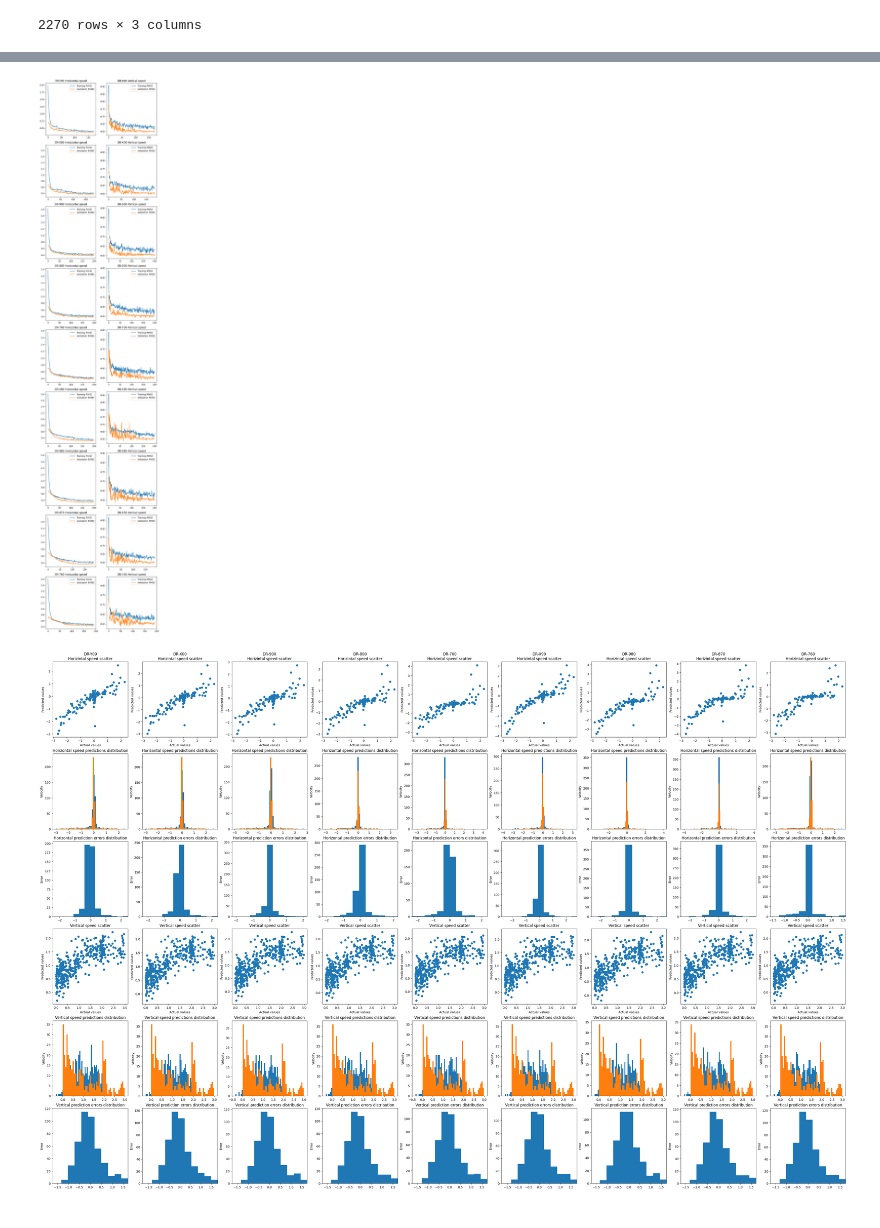
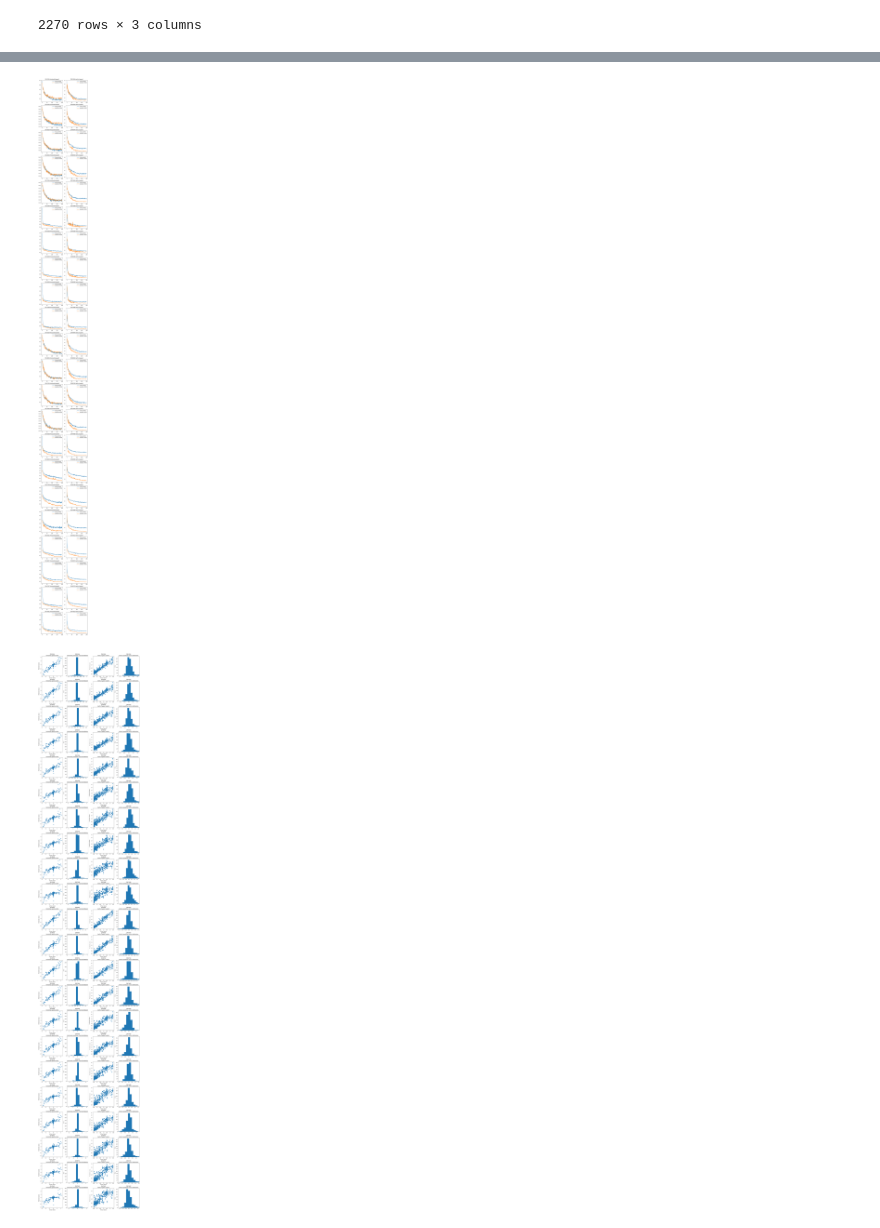
Before and after one commit to GabrieLuAlves/dronet-evaluation-for-indoor-navigation, a Jupyter notebook: dronet-evaluation-for-indoor-navigation.ipynb, the cells around one changed output, grey strips where cells are left out. Cells and saved outputs as stored; diff of their text form; code cells hidden in the pictures.

Commit message:
Kaggle Notebook | Dronet evaluation for indoor navigation | Version 22

```diff
--- a/dronet-evaluation-for-indoor-navigation.ipynb
+++ b/dronet-evaluation-for-indoor-navigation.ipynb
@@ -200,9 +208,14 @@ def create_dronet(learning_rate, name="Dronet", bottom_layers=(512, 256), batch_
     y = s
     for i, units in enumerate(bottom_layers, 1):
         y = keras.layers.Dense(units, name=f"Dropout_y_dense_{i}")(y)
-        x = keras.layers.BatchNormalization(name=f"Dronet_y_batchnorm_{i}")(x)
-        x = keras.layers.ReLU(name=f"Dronet_y_relu_{i}")(x)
-        x = keras.layers.Dropout(0.5, name=f"Dronet_y_dropout_{i}")(x)
+
+        if i in batch_normalization_layers:
+            y = keras.layers.BatchNormalization(name=f"Dronet_y_batchnorm_{i}")(y)
+
+        y = keras.layers.ReLU(name=f"Dronet_y_relu_{i}")(y)
+
+        if i in dropout_layers:
+            y = keras.layers.Dropout(0.5, name=f"Dronet_y_dropout_{i}")(y)
 
     outputs = [
         keras.layers.Dense(1, activation="linear", name="Dronet_output_x")(x),
@@ -347,26 +350,38 @@ def compare_models(models, test_dataset):
 
     print(pd.DataFrame(metrics).T)
 # %%
-for augment_data in [False, True]:
-    np.random.seed(0)
-    train_dataset = DataGenerator(X_train, y_train, augment_data=augment_data)
-    validation_dataset = DataGenerator(X_val, y_val)
-    test_dataset = DataGenerator(X_test, y_test)
+np.random.seed(0)
+train_dataset = DataGenerator(X_train, y_train, augment_data=True)
+validation_dataset = DataGenerator(X_val, y_val)
+test_dataset = DataGenerator(X_test, y_test)
 
-    models = [
-        create_dronet(0.001, name="DR-Y00", bottom_layers=(2024,), batch_normalization_layers=(1, 2,), dropout_layers=(1,)),
-        create_dronet(0.001, name="DR-X00", bottom_layers=(1024,), batch_normalization_layers=(1, 2,), dropout_layers=(1,)),
-        create_dronet(0.001, name="DR-900", bottom_layers=( 512,), batch_normalization_layers=(1, 2,), dropout_layers=(1,)),
-        create_dronet(0.001, name="DR-800", bottom_layers=( 256,), batch_normalization_layers=(1, 2,), dropout_layers=(1,)),
-        create_dronet(0.001, name="DR-700", bottom_layers=( 128,), batch_normalization_layers=(1, 2,), dropout_layers=(1,)),
-        create_dronet(0.001, name="DR-X90", bottom_layers=(1024, 512,), batch_normalization_layers=(1, 2,), dropout_layers=(1,)),
-        create_dronet(0.001, name="DR-980", bottom_layers=( 512, 256,), batch_normalization_layers=(1, 2,), dropout_layers=(1,)),
-        create_dronet(0.001, name="DR-870", bottom_layers=( 256, 128,), batch_normalization_layers=(1, 2,), dropout_layers=(1,)),
-        create_dronet(0.001, name="DR-760", bottom_layers=( 128,  64,), batch_normalization_layers=(1, 2,), dropout_layers=(1,)),
-    ]
+models = [
+    create_dronet(0.001, name="DR-Y00A", bottom_layers=(2024,), batch_normalization_layers=(), dropout_layers=()),
+    create_dronet(0.001, name="DR-X00A", bottom_layers=(1024,), batch_normalization_layers=(), dropout_layers=()),
+    create_dronet(0.001, name="DR-900A", bottom_layers=( 512,), batch_normalization_layers=(), dropout_layers=()),
+    create_dronet(0.001, name="DR-800A", bottom_layers=( 256,), batch_normalization_layers=(), dropout_layers=()),
+    create_dronet(0.001, name="DR-700A", bottom_layers=( 128,), batch_normalization_layers=(), dropout_layers=()),
+    create_dronet(0.001, name="DR-Y00B", bottom_layers=(2024,), batch_normalization_layers=(1,), dropout_layers=(1,)),
+    create_dronet(0.001, name="DR-X00B", bottom_layers=(1024,), batch_normalization_layers=(1,), dropout_layers=(1,)),
+    create_dronet(0.001, name="DR-900B", bottom_layers=( 512,), batch_normalization_layers=(1,), dropout_layers=(1,)),
+    create_dronet(0.001, name="DR-800B", bottom_layers=( 256,), batch_normalization_layers=(1,), dropout_layers=(1,)),
+    create_dronet(0.001, name="DR-700B", bottom_layers=( 128,), batch_normalization_layers=(1,), dropout_layers=(1,)),
+    create_dronet(0.001, name="DR-X90A", bottom_layers=(1024, 512,), batch_normalization_layers=(), dropout_layers=()),
+    create_dronet(0.001, name="DR-980A", bottom_layers=( 512, 256,), batch_normalization_layers=(), dropout_layers=()),
+    create_dronet(0.001, name="DR-870A", bottom_layers=( 256, 128,), batch_normalization_layers=(), dropout_layers=()),
+    create_dronet(0.001, name="DR-760A", bottom_layers=( 128,  64,), batch_normalization_layers=(), dropout_layers=()),
+    create_dronet(0.001, name="DR-X90B", bottom_layers=(1024, 512,), batch_normalization_layers=(1, 2,), dropout_layers=(1,)),
+    create_dronet(0.001, name="DR-980B", bottom_layers=( 512, 256,), batch_normalization_layers=(1, 2,), dropout_layers=(1,)),
+    create_dronet(0.001, name="DR-870B", bottom_layers=( 256, 128,), batch_normalization_layers=(1, 2,), dropout_layers=(1,)),
+    create_dronet(0.001, name="DR-760B", bottom_layers=( 128,  64,), batch_normalization_layers=(1, 2,), dropout_layers=(1,)),
+    create_dronet(0.001, name="DR-X90C", bottom_layers=(1024, 512,), batch_normalization_layers=(1, 2,), dropout_layers=(1, 2)),
+    create_dronet(0.001, name="DR-980C", bottom_layers=( 512, 256,), batch_normalization_layers=(1, 2,), dropout_layers=(1, 2)),
+    create_dronet(0.001, name="DR-870C", bottom_layers=( 256, 128,), batch_normalization_layers=(1, 2,), dropout_layers=(1, 2)),
+    create_dronet(0.001, name="DR-760C", bottom_layers=( 128,  64,), batch_normalization_layers=(1, 2,), dropout_layers=(1, 2)),
+]
 
-    histories = [train_model(model, train_dataset, validation_dataset) for model in models]
-    plot_training(histories)
-    compare_models(models, test_dataset)
+histories = [train_model(model, train_dataset, validation_dataset) for model in models]
+plot_training(histories)
+compare_models(models, test_dataset)
 # %% [output]
 WARNING: All log messages before absl::InitializeLog() is called are written to STDERR
@@ -393,2 +408,2 @@ DR-760      0.541586     0.525749       0.568661
-[figure, old version]
+[figure, new version]
-[figure, old version]
+[figure, new version]
```
Also changed, not shown: parts of 3 cells of this notebook.
